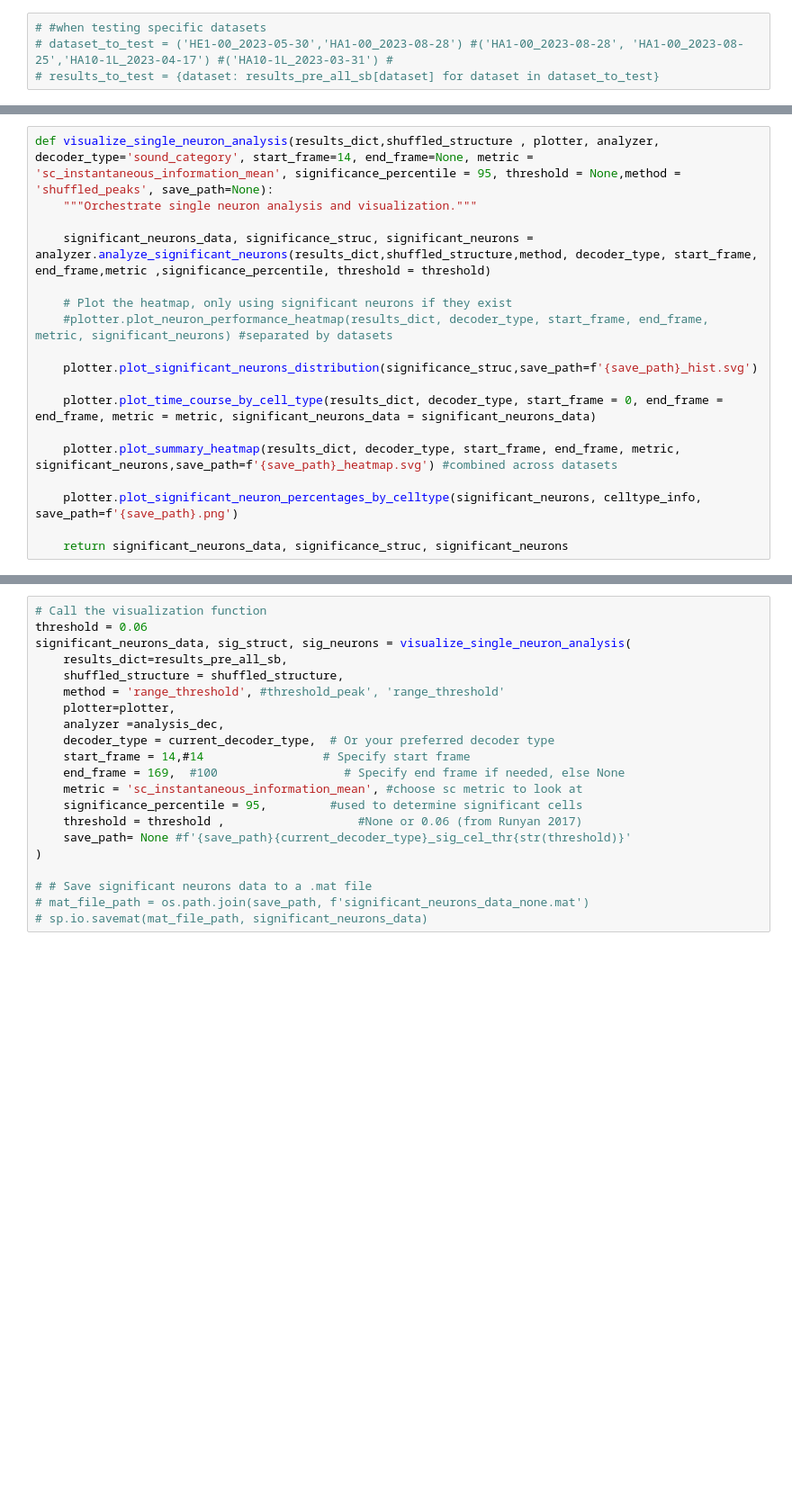
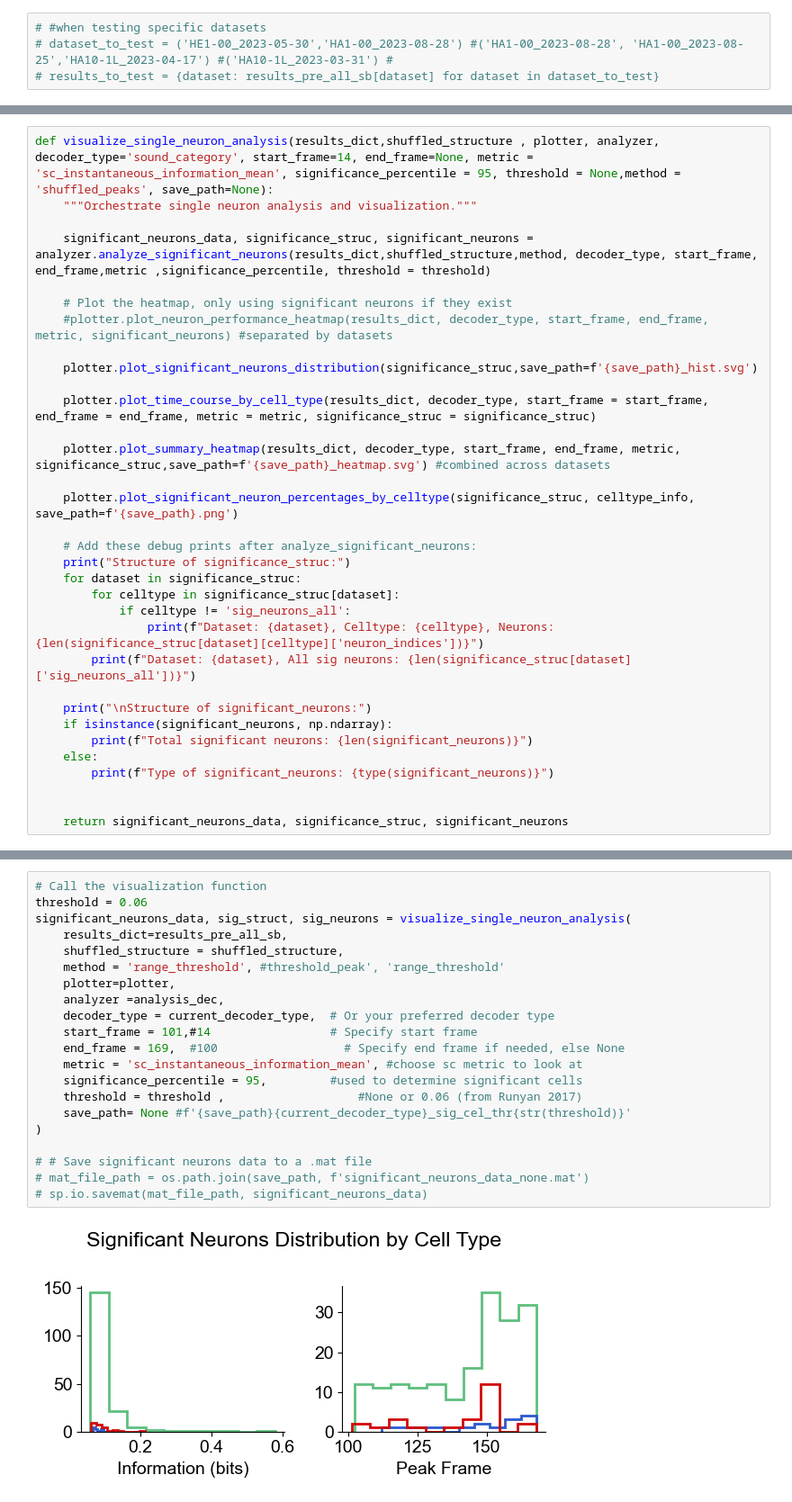
Before and after one commit to constanzabassi/GLM-analysis, a Jupyter notebook: run_glm_decoding_analysis.ipynb, the cells around one changed output, grey strips where cells are left out. Shown: that part at 90% size. Drawn from its saved outputs; the diff is of its cells as text; blank space fills up the shorter version.

```diff
--- a/run_glm_decoding_analysis.ipynb
+++ b/run_glm_decoding_analysis.ipynb
@@ -324,11 +332,26 @@ def visualize_single_neuron_analysis(results_dict,shuffled_structure , plotter,
 
     plotter.plot_significant_neurons_distribution(significance_struc,save_path=f'{save_path}_hist.svg')
 
-    plotter.plot_time_course_by_cell_type(results_dict, decoder_type, start_frame = 0, end_frame = end_frame, metric = metric, significant_neurons_data = significant_neurons_data)
+    plotter.plot_time_course_by_cell_type(results_dict, decoder_type, start_frame = start_frame, end_frame = end_frame, metric = metric, significance_struc = significance_struc)
 
-    plotter.plot_summary_heatmap(results_dict, decoder_type, start_frame, end_frame, metric, significant_neurons,save_path=f'{save_path}_heatmap.svg') #combined across datasets
+    plotter.plot_summary_heatmap(results_dict, decoder_type, start_frame, end_frame, metric, significance_struc,save_path=f'{save_path}_heatmap.svg') #combined across datasets
 
-    plotter.plot_significant_neuron_percentages_by_celltype(significant_neurons, celltype_info,  save_path=f'{save_path}.png')
+    plotter.plot_significant_neuron_percentages_by_celltype(significance_struc, celltype_info,  save_path=f'{save_path}.png')
+
+    # Add these debug prints after analyze_significant_neurons:
+    print("Structure of significance_struc:")
+    for dataset in significance_struc:
+        for celltype in significance_struc[dataset]:
+            if celltype != 'sig_neurons_all':
+                print(f"Dataset: {dataset}, Celltype: {celltype}, Neurons: {len(significance_struc[dataset][celltype]['neuron_indices'])}")
+        print(f"Dataset: {dataset}, All sig neurons: {len(significance_struc[dataset]['sig_neurons_all'])}")
+
+    print("\nStructure of significant_neurons:")
+    if isinstance(significant_neurons, np.ndarray):
+        print(f"Total significant neurons: {len(significant_neurons)}")
+    else:
+        print(f"Type of significant_neurons: {type(significant_neurons)}")
+
 
     return significant_neurons_data, significance_struc, significant_neurons
 # %%
@@ -355,22 +360,23 @@ significance_struc
 # %%
 # Call the visualization function
 threshold = 0.06
 significant_neurons_data, sig_struct, sig_neurons = visualize_single_neuron_analysis(
     results_dict=results_pre_all_sb,
     shuffled_structure = shuffled_structure,
     method = 'range_threshold', #threshold_peak', 'range_threshold'
     plotter=plotter,
     analyzer =analysis_dec,
     decoder_type = current_decoder_type,  # Or your preferred decoder type
-    start_frame = 14,#14                 # Specify start frame
+    start_frame = 101,#14                 # Specify start frame
     end_frame = 169,  #100                  # Specify end frame if needed, else None
     metric = 'sc_instantaneous_information_mean', #choose sc metric to look at
     significance_percentile = 95,         #used to determine significant cells
     threshold = threshold ,                   #None or 0.06 (from Runyan 2017)
     save_path= None #f'{save_path}{current_decoder_type}_sig_cel_thr{str(threshold)}'
 )
 
 # # Save significant neurons data to a .mat file
 # mat_file_path = os.path.join(save_path, f'significant_neurons_data_none.mat')
 # sp.io.savemat(mat_file_path, significant_neurons_data)
 # %% [output]
+[figure, new version]
```
Also changed, not shown: parts of 11 cells of this notebook, 1 other file.
